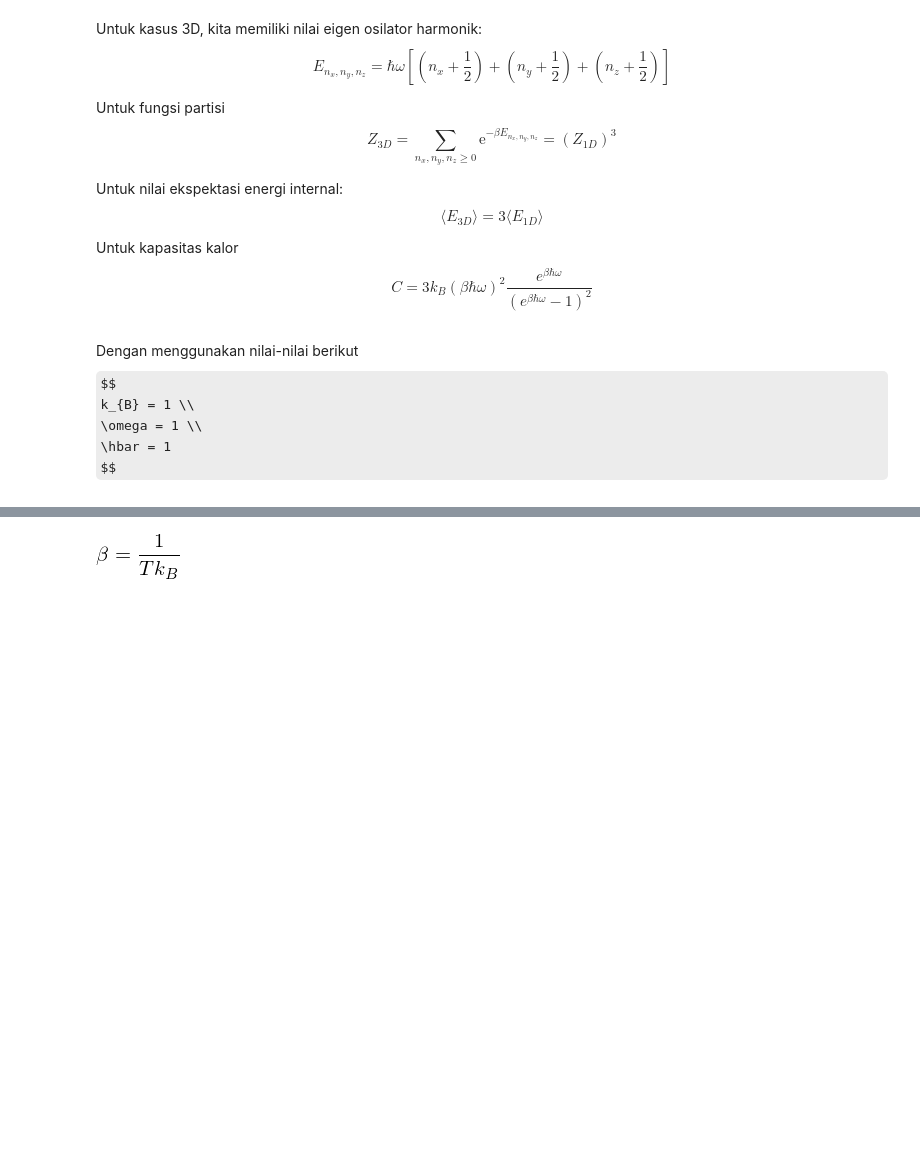
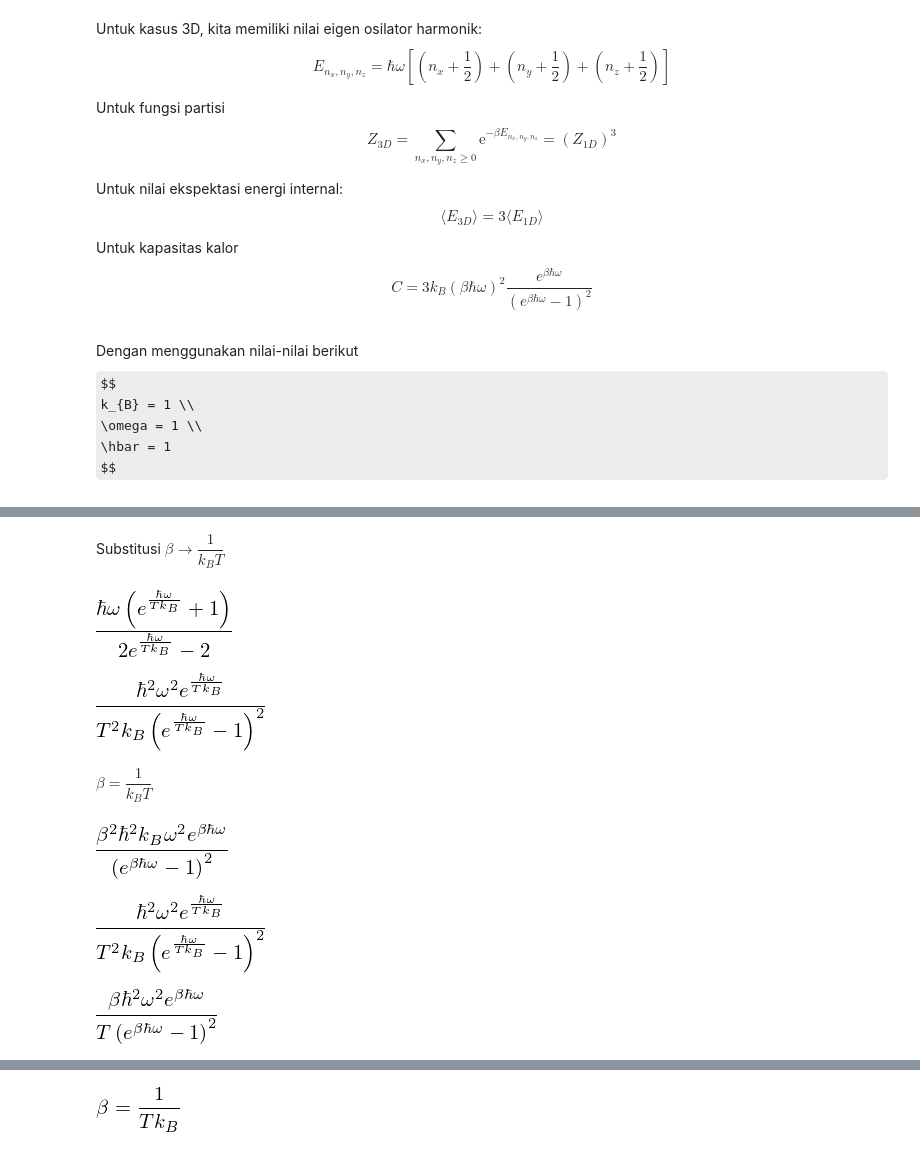
Before and after one commit to f-fathurrahman/ffr-komputasi-material, a Jupyter notebook: FisikaZatPadat/Kapasitas_Kalor_Model_Einstein.ipynb, the cells around one changed output, grey strips where cells are left out. Drawn from its saved outputs; the diff is of its cells as text; code cells hidden in the pictures; some formulas as TeX source; blank space fills up the shorter version.

```diff
--- a/FisikaZatPadat/Kapasitas_Kalor_Model_Einstein.ipynb
+++ b/FisikaZatPadat/Kapasitas_Kalor_Model_Einstein.ipynb
@@ -105,0 +131,28 @@ kB, β, ħ, T, ω
+# %% [markdown]
+Substitusi $\beta \rightarrow \dfrac{1}{k_{B} T}$
+# %%
+E_T = simplify(E).subs(β, 1/(kB*T))
+E_T
+# %% [output]
+[figure, added]
+# %%
+C = diff(E_T, T)
+C_vv1 = simplify(C)
+C_vv1
+# %% [output]
+[figure, added]
+# %% [markdown]
+$\beta = \dfrac{1}{k_{B} T}$
+# %%
+C_vv1.subs(1/(kB*T), β).subs(T, 1/(β*kB))
+# %% [output]
+[figure, added]
+# %%
+simplify(diff(E_T, T))
+# %% [output]
+[figure, added]
+# %%
+eksp = simplify(diff(E_T, T))
+eksp.subs(1/(kB*T), β)
+# %% [output]
+[figure, added]
```
Also changed, not shown: parts of 17 cells of this notebook.
